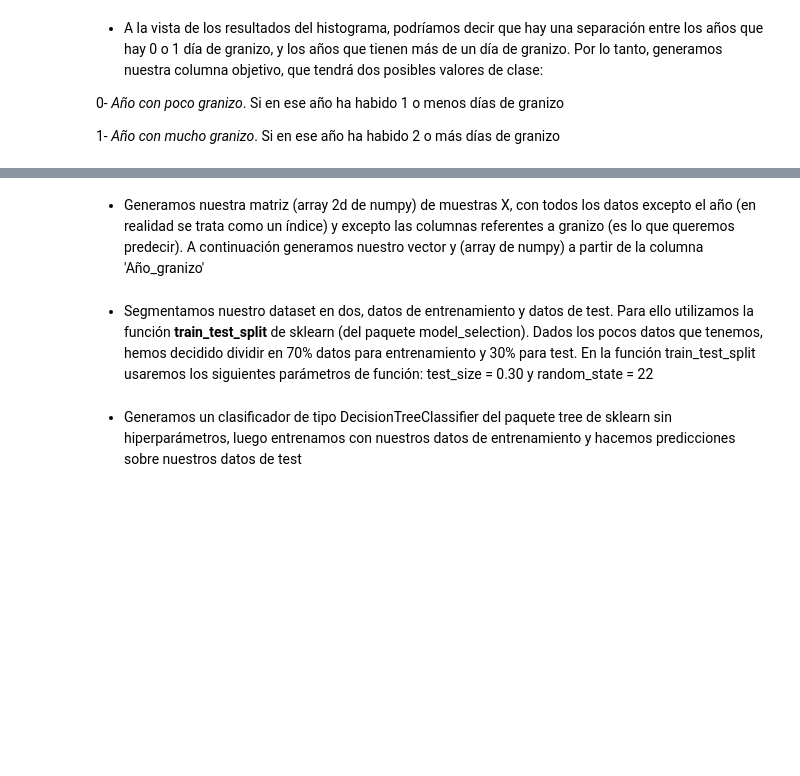
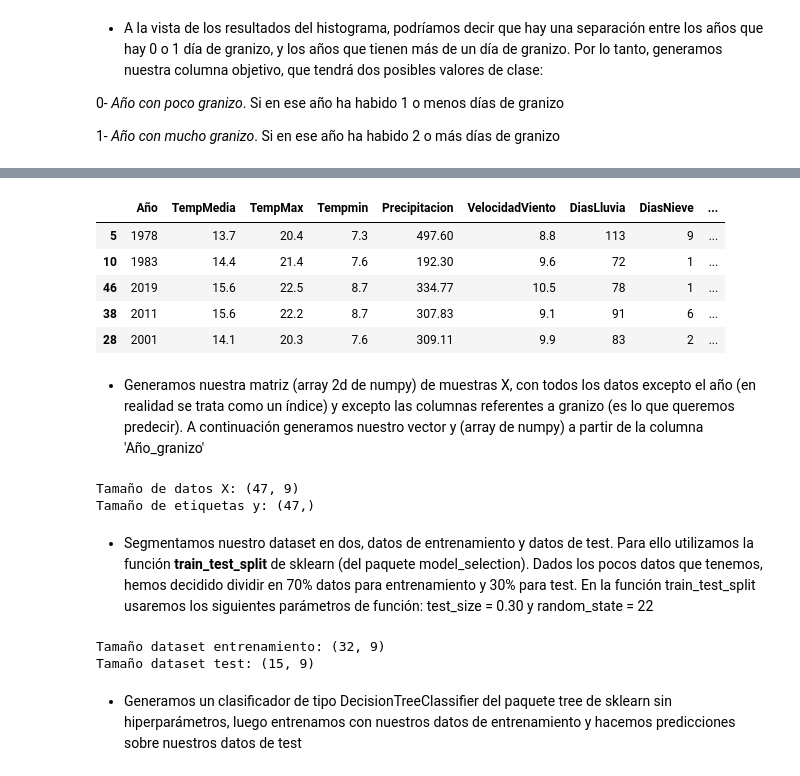
Before and after one commit to yuki/VIU_MASW, a Jupyter notebook: Actividad_2/Actividad_2_2_Alumno.ipynb, the cells around one changed output, grey strips where cells are left out. Drawn from its saved outputs; the diff is of its cells as text; code cells hidden in the pictures; blank space fills up the shorter version.

```diff
--- a/Actividad_2/Actividad_2_2_Alumno.ipynb
+++ b/Actividad_2/Actividad_2_2_Alumno.ipynb
@@ -428,8 +455,15 @@ display(listado_binario_granizo)
 # %%
 #Añadimos una nueva columna a nuestro dataframe con ese listado
 ########INSERTAR CODIGO AQUI
-df_ml['Año_granizo'] = None
+df_ml['Año_granizo'] = listado_binario_granizo
 display(df_ml.sample(5))
+# %% [output]
+|  | Año | TempMedia | TempMax | Tempmin | Precipitacion | VelocidadViento | DiasLluvia | DiasNieve | ... |
+| 5 | 1978 | 13.7 | 20.4 | 7.3 | 497.60 | 8.8 | 113 | 9 | ... |
+| 10 | 1983 | 14.4 | 21.4 | 7.6 | 192.30 | 9.6 | 72 | 1 | ... |
+| 46 | 2019 | 15.6 | 22.5 | 8.7 | 334.77 | 10.5 | 78 | 1 | ... |
+| 38 | 2011 | 15.6 | 22.2 | 8.7 | 307.83 | 9.1 | 91 | 6 | ... |
+| 28 | 2001 | 14.1 | 20.3 | 7.6 | 309.11 | 9.9 | 83 | 2 | ... |
 # %% [markdown]
 * Generamos nuestra matriz (array 2d de numpy) de muestras X, con todos los datos excepto el año (en realidad se trata como un índice) y excepto las columnas referentes a granizo (es lo que queremos predecir). A continuación generamos nuestro vector y (array de numpy) a partir de la columna 'Año_granizo'
 # %%
@@ -439,23 +473,29 @@ X = df_ml[['TempMedia', 'TempMax', 'Tempmin', 'VelocidadViento','DiasLluvia',
 
 #Generamos los targets y
 ########INSERTAR CODIGO AQUI
-y = None
+y = df_ml['Año_granizo'].to_numpy()
 
 print(f"Tamaño de datos X: {X.shape}")
 print(f"Tamaño de etiquetas y: {y.shape}")
+# %% [output]
+Tamaño de datos X: (47, 9)
+Tamaño de etiquetas y: (47,)
 # %% [markdown]
 * Segmentamos nuestro dataset en dos, datos de entrenamiento y datos de test. Para ello utilizamos la función __train_test_split__ de sklearn (del paquete model_selection). Dados los pocos datos que tenemos, hemos decidido dividir en 70% datos para entrenamiento y 30% para test. En la función train_test_split usaremos los siguientes parámetros de función: test_size = 0.30 y random_state = 22
 # %%
 #Importamos la funcion train_test_split del paquete model_selection de sklearn
 ########INSERTAR CODIGO AQUI
-from None import None
+from sklearn.model_selection import train_test_split
 
 #Hacemos la segmentación de datos considerando 30% de datos para test y random_state = 22
 ########INSERTAR CODIGO AQUI
-X_train, X_test, y_train, y_test = None
+X_train, X_test, y_train, y_test = train_test_split(X, y, test_size=0.30, random_state = 22)
 
 print(f"Tamaño dataset entrenamiento: {X_train.shape}")
 print(f"Tamaño dataset test: {X_test.shape}")
+# %% [output]
+Tamaño dataset entrenamiento: (32, 9)
+Tamaño dataset test: (15, 9)
 # %% [markdown]
 * Generamos un clasificador de tipo DecisionTreeClassifier del paquete tree de sklearn sin hiperparámetros, luego entrenamos con nuestros datos de entrenamiento y hacemos predicciones sobre nuestros datos de test
 # %%
```
Also changed, not shown: parts of 19 cells of this notebook.
